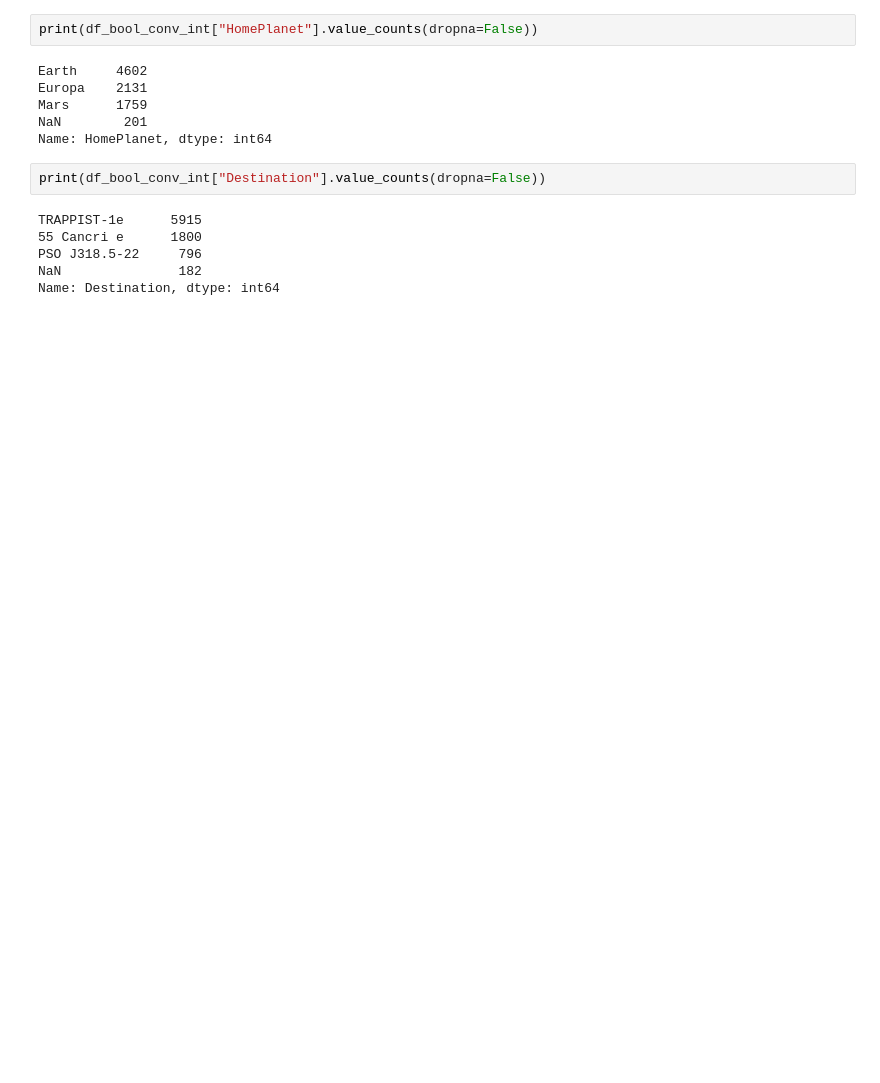
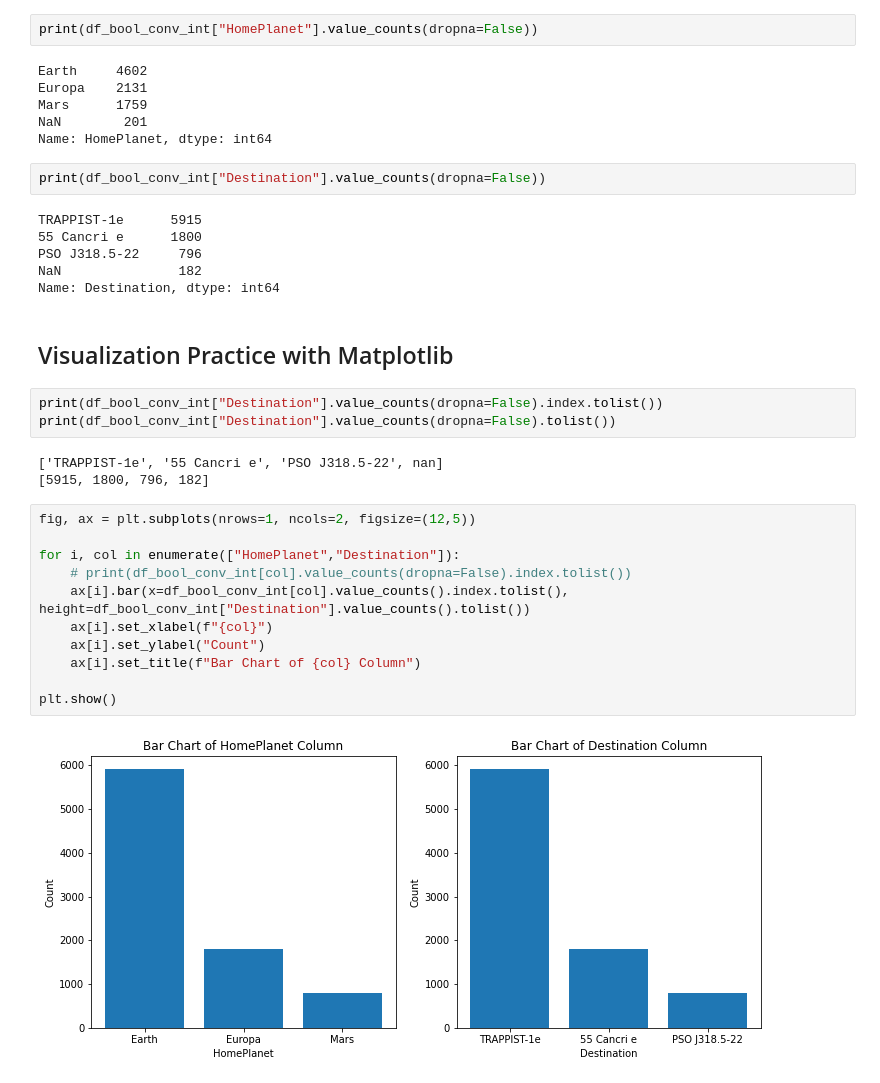
Before and after one commit to connorcapitolo/Spaceship-Titanic, a Jupyter notebook: spaceship_eda.ipynb, the cells around one changed output. Cells and saved outputs as stored; diff of their text form; blank space fills up the shorter version.

Commit message:
Adding matplotlib visualizations

```diff
--- a/spaceship_eda.ipynb
+++ b/spaceship_eda.ipynb
@@ -254,3 +260,24 @@ TRAPPIST-1e      5915
 PSO J318.5-22     796
 NaN               182
 Name: Destination, dtype: int64
+# %% [markdown]
+## Visualization Practice with Matplotlib
+# %%
+print(df_bool_conv_int["Destination"].value_counts(dropna=False).index.tolist())
+print(df_bool_conv_int["Destination"].value_counts(dropna=False).tolist())
+# %% [output]
+['TRAPPIST-1e', '55 Cancri e', 'PSO J318.5-22', nan]
+[5915, 1800, 796, 182]
+# %%
+fig, ax = plt.subplots(nrows=1, ncols=2, figsize=(12,5))
+
+for i, col in enumerate(["HomePlanet","Destination"]):
+    # print(df_bool_conv_int[col].value_counts(dropna=False).index.tolist())
+    ax[i].bar(x=df_bool_conv_int[col].value_counts().index.tolist(), height=df_bool_conv_int["Destination"].value_counts().tolist())
+    ax[i].set_xlabel(f"{col}")
+    ax[i].set_ylabel("Count")
+    ax[i].set_title(f"Bar Chart of {col} Column")
+
+plt.show()
+# %% [output]
+[figure, added]
```
Also changed, not shown: parts of 11 cells of this notebook.
